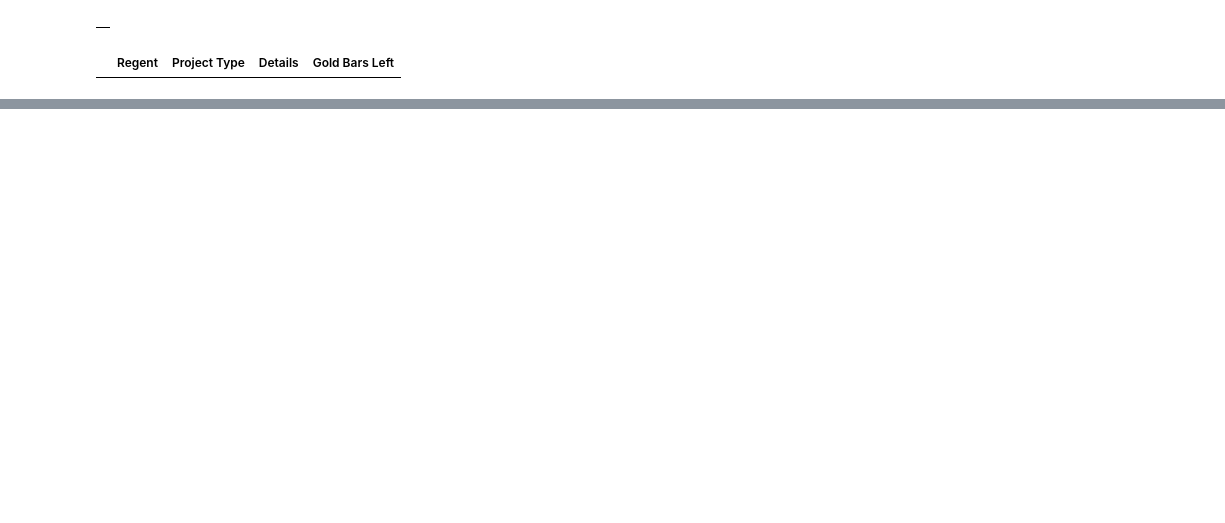
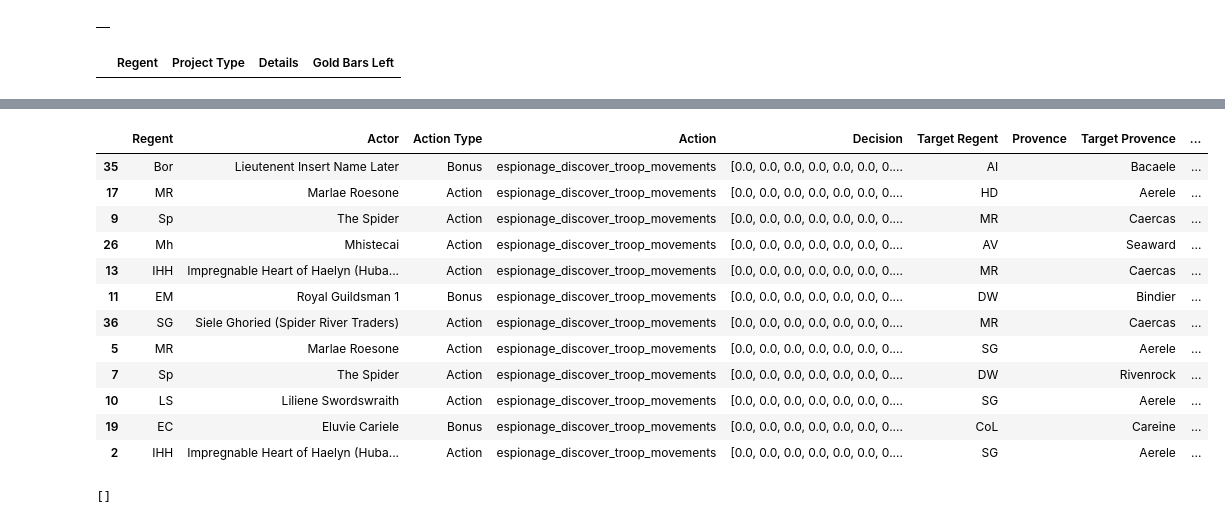
Before and after one commit to NeverForged/Regency, a Jupyter notebook: Code Testing.ipynb, the cells around one changed output, grey strips where cells are left out. Saved outputs shown, nothing was run; the diff lists cells and outputs as text; code cells hidden in the pictures; blank space fills up the shorter version.

```diff
--- a/Code Testing.ipynb
+++ b/Code Testing.ipynb
@@ -95 +92,21 @@ Game.Regents[Game.Regents['Alive']==False]
 1 rows × 25 columns
+# %%
+df[df["Action"].str.contains('move')]
+# %% [output]
+|  | Regent | Actor | Action Type | Action | Decision | Target Regent | Provence | Target Provence | ... |
+| 35 | Bor | Lieutenent Insert Name Later | Bonus | espionage_discover_troop_movements | [0.0, 0.0, 0.0, 0.0, 0.0, 0.0, 0.... | AI |  | Bacaele | ... |
+| 17 | MR | Marlae Roesone | Action | espionage_discover_troop_movements | [0.0, 0.0, 0.0, 0.0, 0.0, 0.0, 0.... | HD |  | Aerele | ... |
+| 9 | Sp | The Spider | Action | espionage_discover_troop_movements | [0.0, 0.0, 0.0, 0.0, 0.0, 0.0, 0.... | MR |  | Caercas | ... |
+| 26 | Mh | Mhistecai | Action | espionage_discover_troop_movements | [0.0, 0.0, 0.0, 0.0, 0.0, 0.0, 0.... | AV |  | Seaward | ... |
+| 13 | IHH | Impregnable Heart of Haelyn (Huba... | Action | espionage_discover_troop_movements | [0.0, 0.0, 0.0, 0.0, 0.0, 0.0, 0.... | MR |  | Caercas | ... |
+| 11 | EM | Royal Guildsman 1 | Bonus | espionage_discover_troop_movements | [0.0, 0.0, 0.0, 0.0, 0.0, 0.0, 0.... | DW |  | Bindier | ... |
+| 36 | SG | Siele Ghoried (Spider River Traders) | Action | espionage_discover_troop_movements | [0.0, 0.0, 0.0, 0.0, 0.0, 0.0, 0.... | MR |  | Caercas | ... |
+| 5 | MR | Marlae Roesone | Action | espionage_discover_troop_movements | [0.0, 0.0, 0.0, 0.0, 0.0, 0.0, 0.... | SG |  | Aerele | ... |
+| 7 | Sp | The Spider | Action | espionage_discover_troop_movements | [0.0, 0.0, 0.0, 0.0, 0.0, 0.0, 0.... | DW |  | Rivenrock | ... |
+| 10 | LS | Liliene Swordswraith | Action | espionage_discover_troop_movements | [0.0, 0.0, 0.0, 0.0, 0.0, 0.0, 0.... | SG |  | Aerele | ... |
+| 19 | EC | Eluvie Cariele | Bonus | espionage_discover_troop_movements | [0.0, 0.0, 0.0, 0.0, 0.0, 0.0, 0.... | CoL |  | Careine | ... |
+| 2 | IHH | Impregnable Heart of Haelyn (Huba... | Action | espionage_discover_troop_movements | [0.0, 0.0, 0.0, 0.0, 0.0, 0.0, 0.... | SG |  | Aerele | ... |
+# %%
+Game.errors
+# %% [output]
+[]
```
Also changed, not shown: parts of 6 cells of this notebook, 7 other files.
